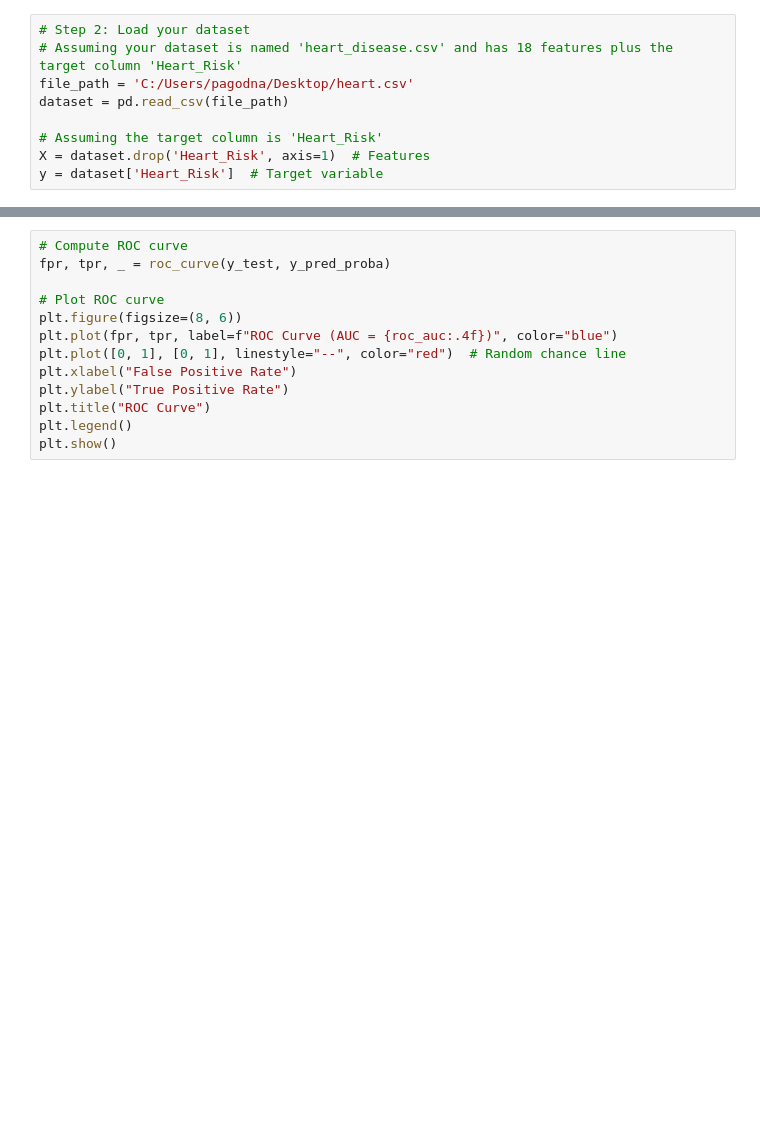
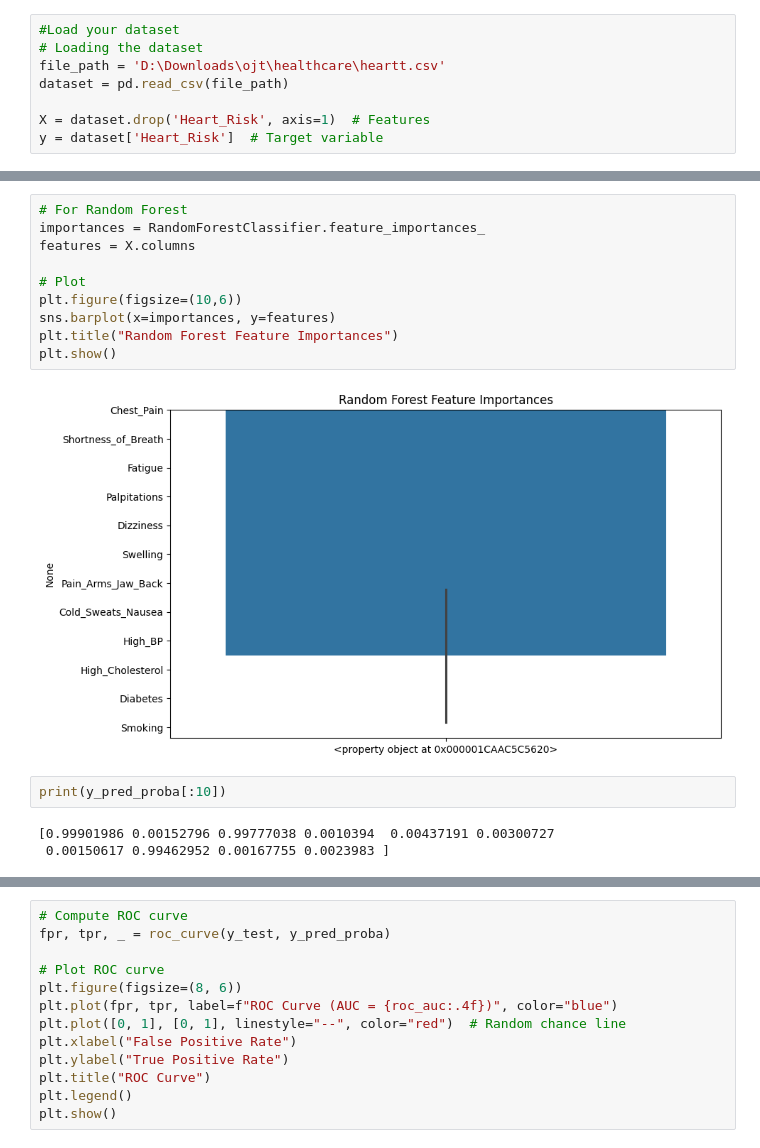
Before and after one commit to cinnamoncinn/heartdisease, a Jupyter notebook: Untitled-1.ipynb, the cells around one changed output, grey strips where cells are left out. Cells and saved outputs as stored; diff of their text form; blank space fills up the shorter version.

```diff
--- a/Untitled-1.ipynb
+++ b/Untitled-1.ipynb
@@ -21,10 +21,9 @@ from sklearn.calibration import calibration_curve
 # %%
-# Step 2: Load your dataset
-# Assuming your dataset is named 'heart_disease.csv' and has 18 features plus the target column 'Heart_Risk'
-file_path = 'C:/Users/pagodna/Desktop/heart.csv'
+#Load your dataset
+# Loading the dataset
+file_path = 'D:\Downloads\ojt\healthcare\heartt.csv'
 dataset = pd.read_csv(file_path)
 
-# Assuming the target column is 'Heart_Risk'
 X = dataset.drop('Heart_Risk', axis=1)  # Features
 y = dataset['Heart_Risk']  # Target variable
 # %%
@@ -93 +135,18 @@ y_pred_proba = stacking_model.predict_proba(X_test)[:, 1]  # Probability for cla
+# %%
+# For Random Forest
+importances = RandomForestClassifier.feature_importances_
+features = X.columns
+
+# Plot
+plt.figure(figsize=(10,6))
+sns.barplot(x=importances, y=features)
+plt.title("Random Forest Feature Importances")
+plt.show()
+# %% [output]
+[figure, added]
+# %%
+print(y_pred_proba[:10])
+# %% [output]
+[0.99901986 0.00152796 0.99777038 0.0010394  0.00437191 0.00300727
+ 0.00150617 0.99462952 0.00167755 0.0023983 ]
 # %%
```
Also changed, not shown: parts of 11 cells of this notebook.
